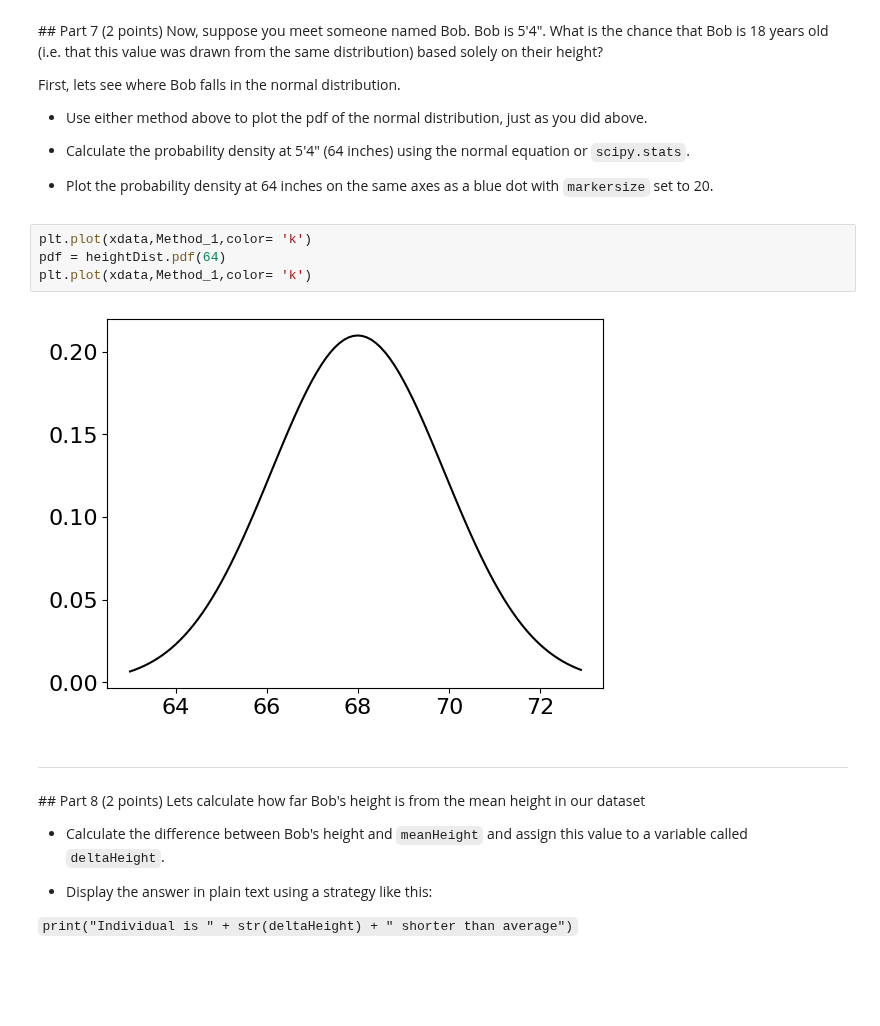
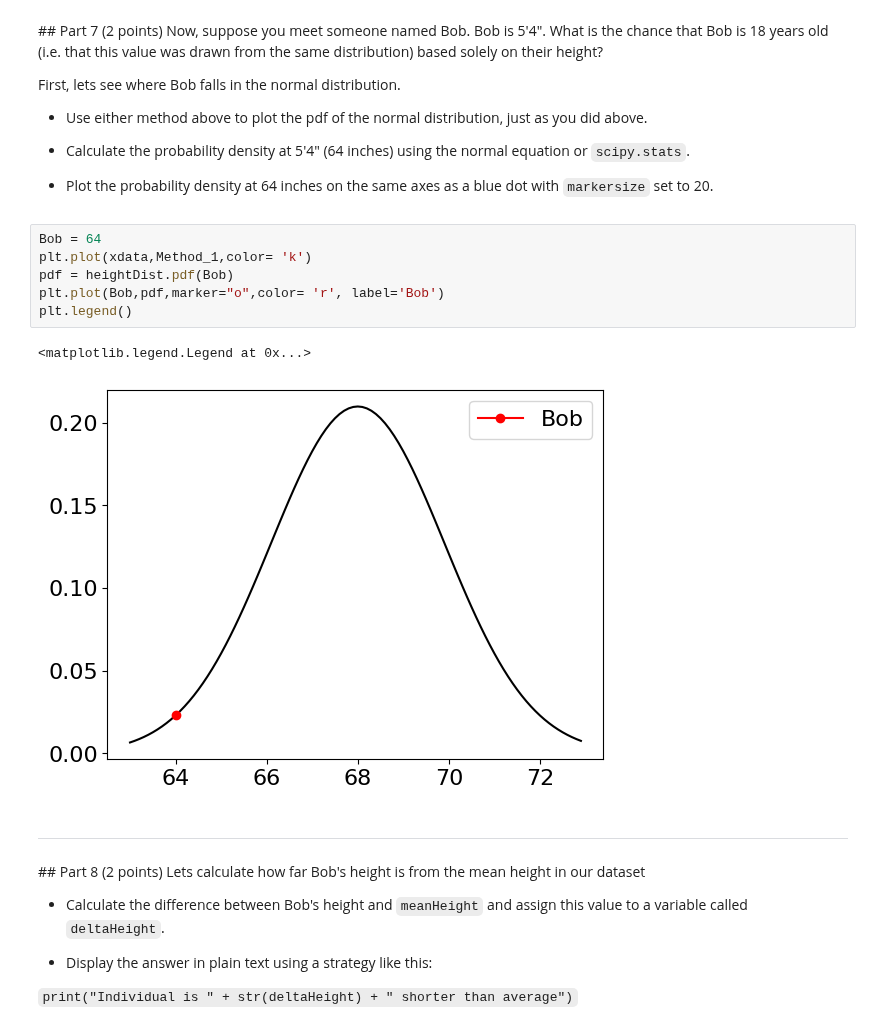
Before and after one commit to Urvi-M/BE559, a Jupyter notebook: Homework1_part1_v1.ipynb, the cells around one changed output. Saved outputs shown, nothing was run; the diff lists cells and outputs as text; blank space fills up the shorter version.

```diff
--- a/Homework1_part1_v1.ipynb
+++ b/Homework1_part1_v1.ipynb
@@ -166,11 +166,14 @@ First, lets see where Bob falls in the normal distribution.
 
 *   Plot the probability density at 64 inches on the same axes as a blue dot with `markersize` set to 20.
 # %%
+Bob = 64
 plt.plot(xdata,Method_1,color= 'k')
-pdf = heightDist.pdf(64)
-plt.plot(xdata,Method_1,color= 'k')
+pdf = heightDist.pdf(Bob)
+plt.plot(Bob,pdf,marker="o",color= 'r', label='Bob')
+plt.legend()
 # %% [output]
+<matplotlib.legend.Legend at 0x...>
-[figure, old version]
+[figure, new version]
 # %% [markdown]
 ---
 ## Part 8 (2 points)
```
Also changed, not shown: parts of 5 cells of this notebook.
